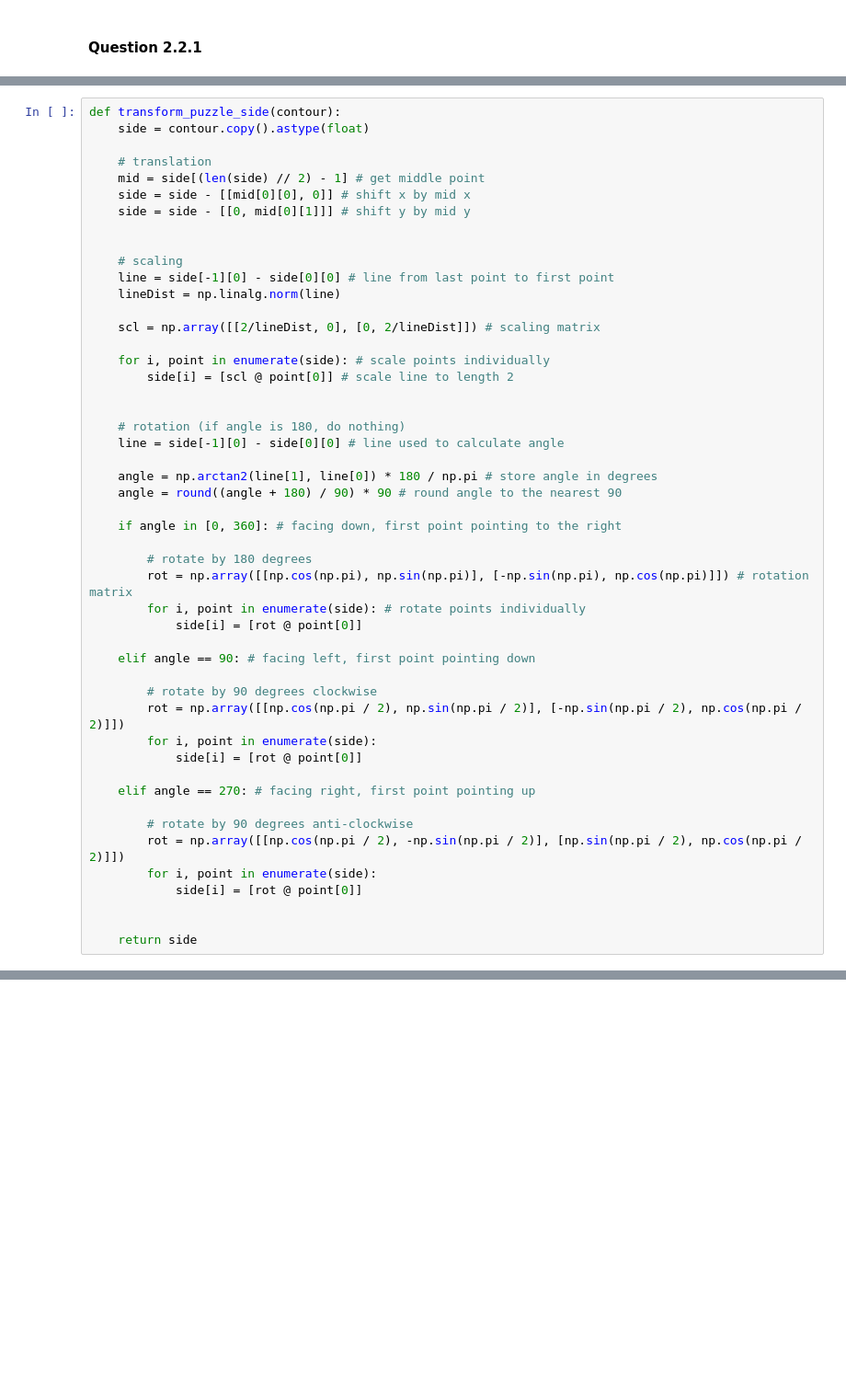
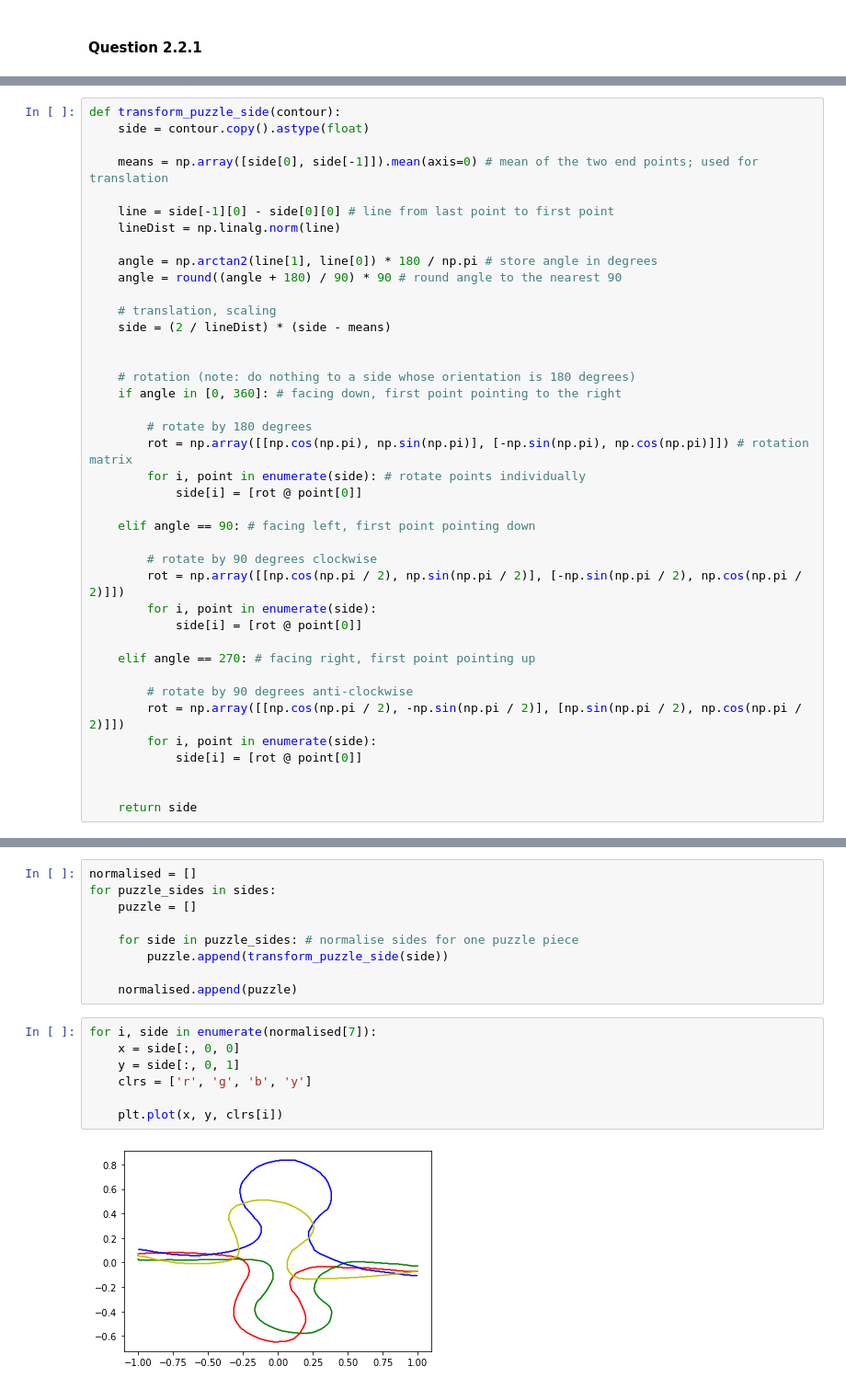
Before and after one commit to blk-turtle/cvlab6, a Jupyter notebook: 1717212_lab6.ipynb, the cells around one changed output, grey strips where cells are left out. Shown at 92% size. Drawn from its saved outputs; the diff is of its cells as text; blank space fills up the shorter version.

Commit message:
Fix and finalise 'transform_puzzle_side'.

```diff
--- a/1717212_lab6.ipynb
+++ b/1717212_lab6.ipynb
@@ -212,28 +173,19 @@ def transform_puzzle_side(contour):
 def transform_puzzle_side(contour):
     side = contour.copy().astype(float)
 
-    # translation
-    mid = side[(len(side) // 2) - 1] # get middle point
-    side = side - [[mid[0][0], 0]] # shift x by mid x
-    side = side - [[0, mid[0][1]]] # shift y by mid y
+    means = np.array([side[0], side[-1]]).mean(axis=0) # mean of the two end points; used for translation
 
-
-    # scaling
     line = side[-1][0] - side[0][0] # line from last point to first point
     lineDist = np.linalg.norm(line)
-
-    scl = np.array([[2/lineDist, 0], [0, 2/lineDist]]) # scaling matrix
-
-    for i, point in enumerate(side): # scale points individually
-        side[i] = [scl @ point[0]] # scale line to length 2
-
-
-    # rotation (if angle is 180, do nothing)
-    line = side[-1][0] - side[0][0] # line used to calculate angle
 
     angle = np.arctan2(line[1], line[0]) * 180 / np.pi # store angle in degrees
     angle = round((angle + 180) / 90) * 90 # round angle to the nearest 90
 
+    # translation, scaling
+    side = (2 / lineDist) * (side - means)
+
+
+    # rotation (note: do nothing to a side whose orientation is 180 degrees)
     if angle in [0, 360]: # facing down, first point pointing to the right
 
         # rotate by 180 degrees
@@ -280,0 +214,18 @@ print(t)
+# %%
+normalised = []
+for puzzle_sides in sides:
+    puzzle = []
+
+    for side in puzzle_sides: # normalise sides for one puzzle piece
+        puzzle.append(transform_puzzle_side(side))
+
+    normalised.append(puzzle)
+# %%
+for i, side in enumerate(normalised[7]):
+    x = side[:, 0, 0]
+    y = side[:, 0, 1]
+    clrs = ['r', 'g', 'b', 'y']
+
+    plt.plot(x, y, clrs[i])
+# %% [output]
+[figure, added]
```
Also changed, not shown: parts of 3 cells of this notebook, 1 other file.
